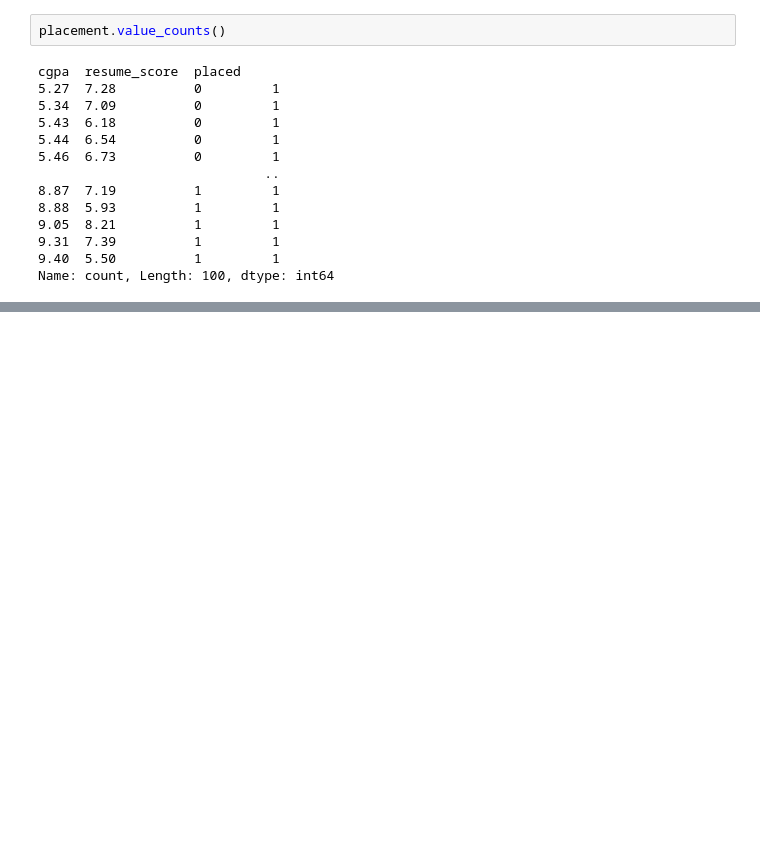
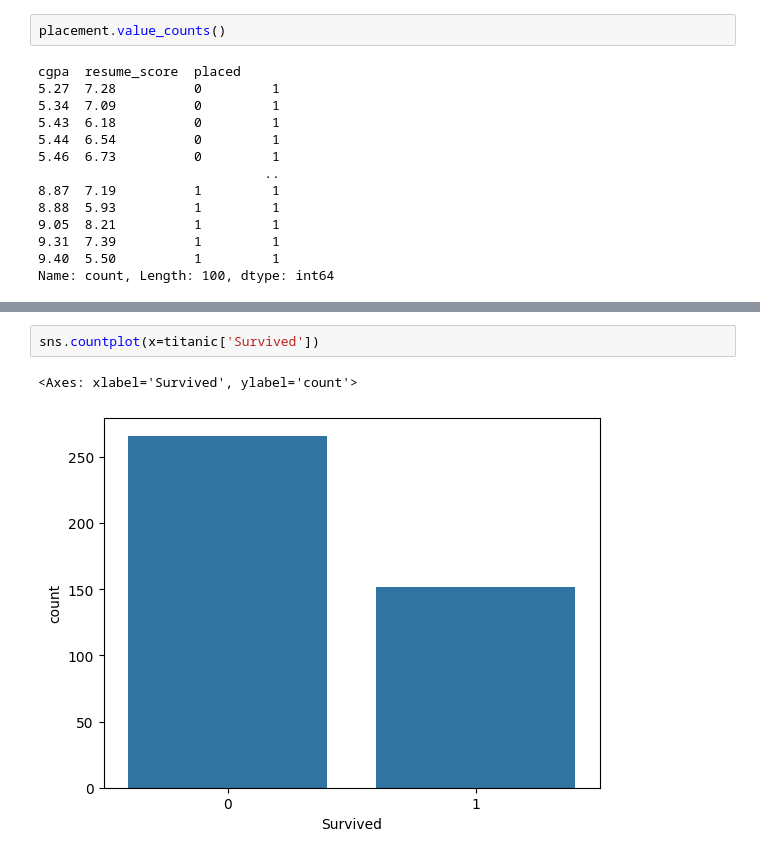
Before and after one commit to ashutosh414/Python-from-beginning, a Jupyter notebook: Day028_Pandas.ipynb, the cells around one changed output, grey strips where cells are left out. Saved outputs shown, nothing was run; the diff lists cells and outputs as text; blank space fills up the shorter version.

```diff
--- a/Day028_Pandas.ipynb
+++ b/Day028_Pandas.ipynb
@@ -831,0 +869,5 @@ Name: count, Length: 100, dtype: int64
+# %%
+sns.countplot(x=titanic['Survived'])
+# %% [output]
+<Axes: xlabel='Survived', ylabel='count'>
+[figure, added]
```
Also changed, not shown: parts of 26 cells of this notebook.
